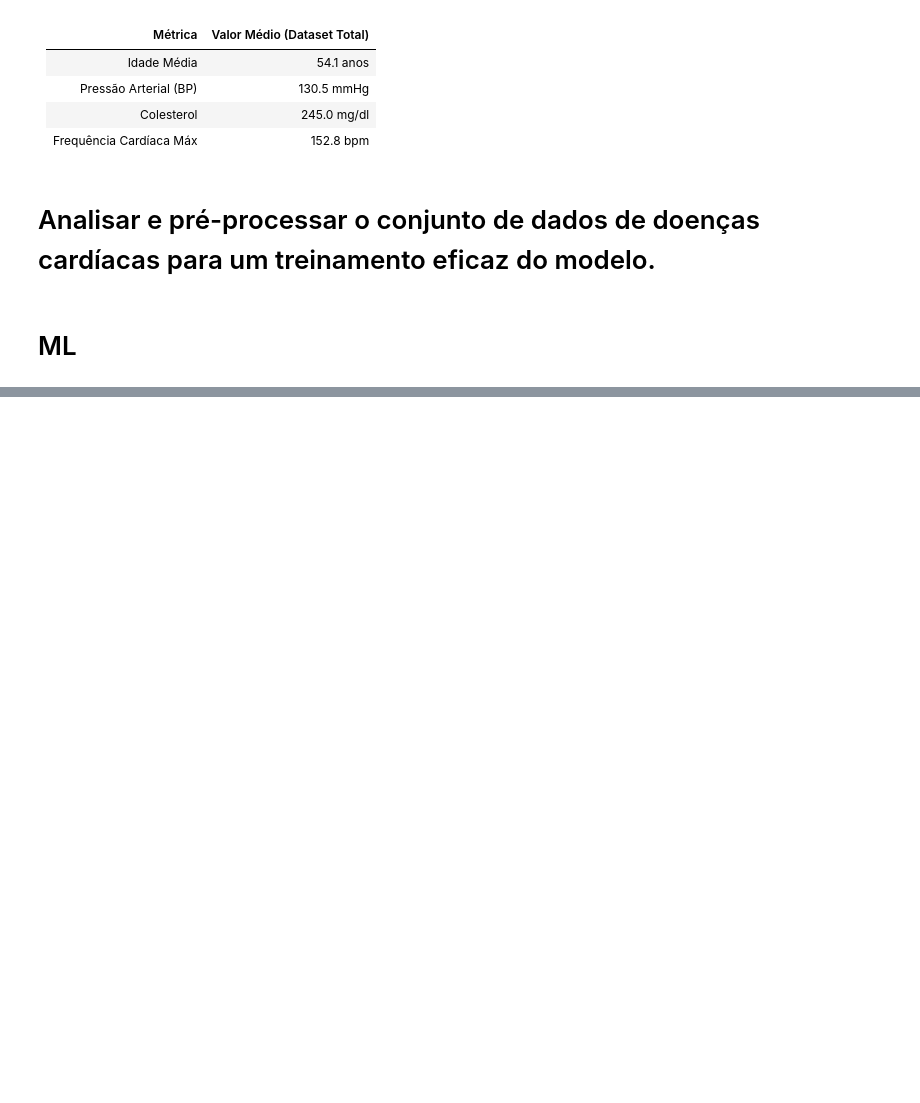
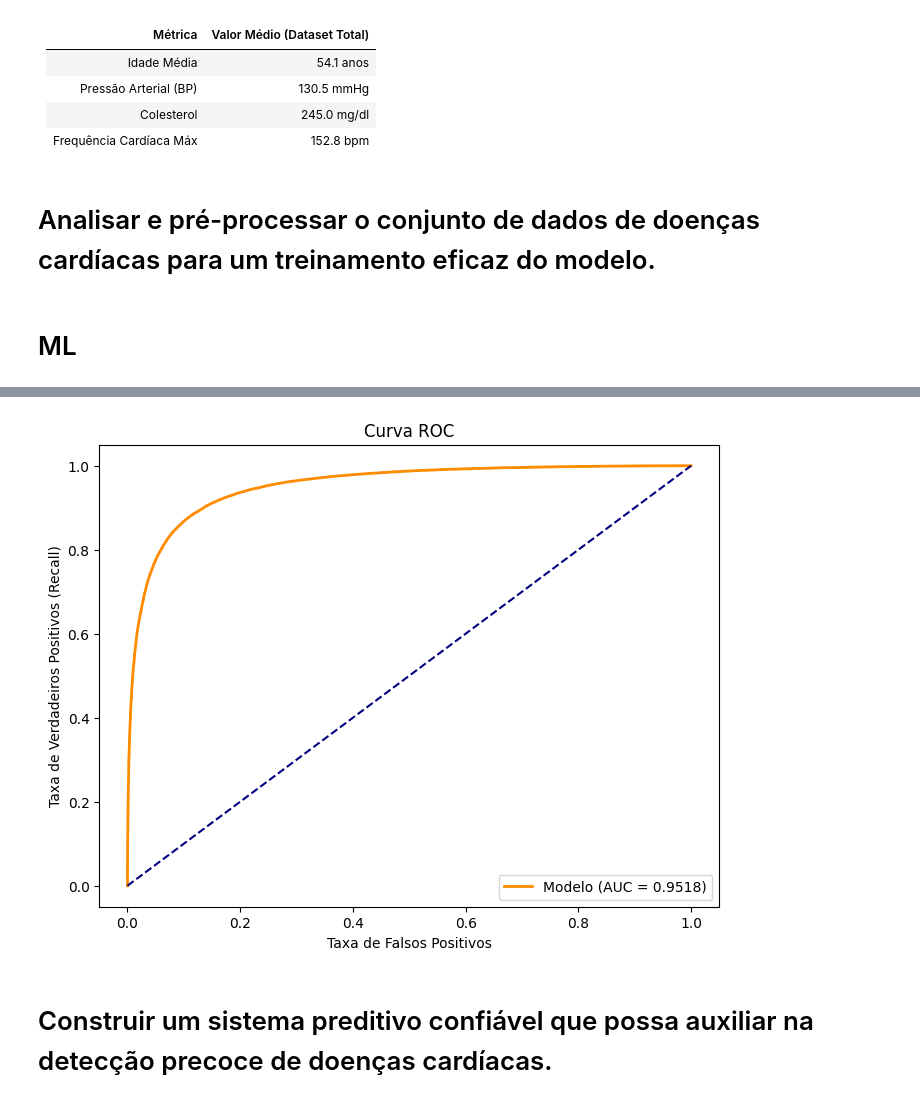
Before and after one commit to NathaliaSorg/Projeto-TripleTen, a Jupyter notebook: Doença Cardíaca/PDC.ipynb, the cells around one changed output, grey strips where cells are left out. Drawn from its saved outputs; the diff is of its cells as text; code cells hidden in the pictures; blank space fills up the shorter version.

```diff
--- a/Doença Cardíaca/PDC.ipynb
+++ b/Doença Cardíaca/PDC.ipynb
@@ -161,0 +335,22 @@ ValueError: could not convert string to float: 'Train'
+# %%
+#Curva ROC e AUC
+from sklearn.metrics import roc_curve, roc_auc_score
+
+#Obtendo as probabilidades em vez das classes (0 ou 1)
+y_probs = melhor_modelo.predict_proba(X_val)[:, 1]
+
+fpr, tpr, thresholds = roc_curve(y_val, y_probs)
+auc = roc_auc_score(y_val, y_probs)
+
+plt.figure(figsize=(8, 6))
+plt.plot(fpr, tpr, label=f'Modelo (AUC = {auc:.4f})', color='darkorange', lw=2)
+plt.plot([0, 1], [0, 1], color='navy', linestyle='--')
+plt.xlabel('Taxa de Falsos Positivos')
+plt.ylabel('Taxa de Verdadeiros Positivos (Recall)')
+plt.title('Curva ROC')
+plt.legend(loc="lower right")
+plt.show()
+# %% [output]
+[figure, added]
+# %% [markdown]
+# Construir um sistema preditivo confiável que possa auxiliar na detecção precoce de doenças cardíacas.
```
Also changed, not shown: parts of 20 cells of this notebook.
